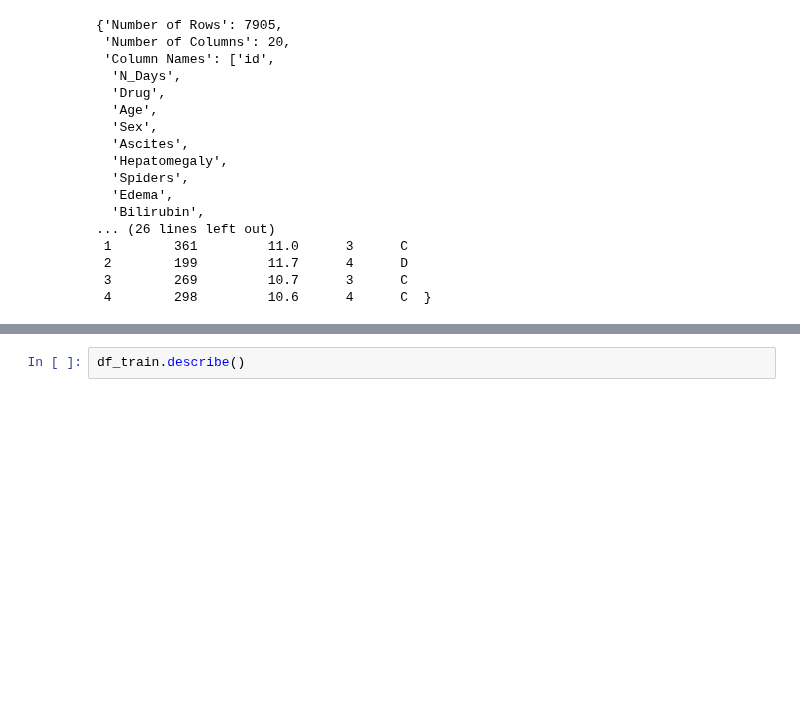
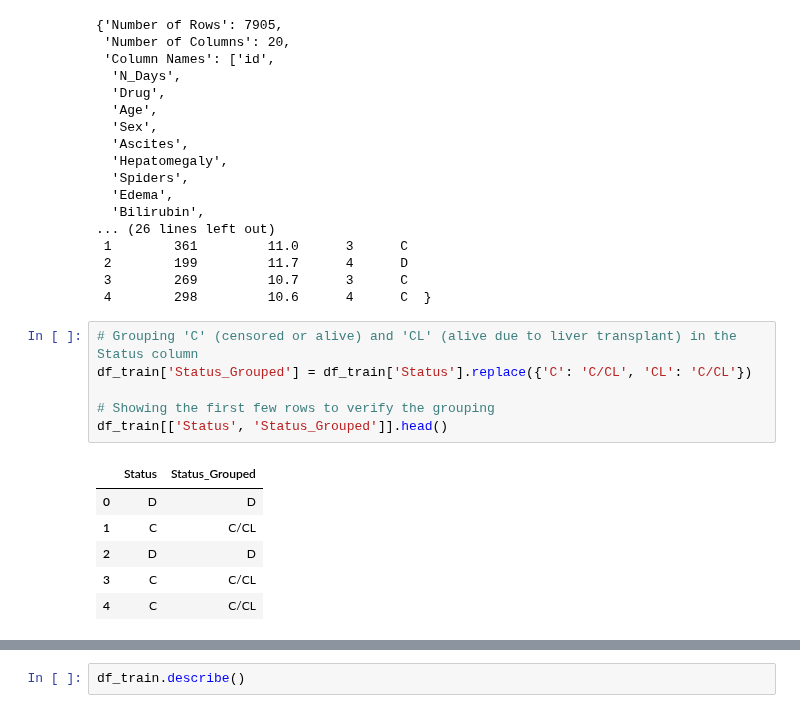
Before and after one commit to accesable/ML_Final, a Jupyter notebook: code/D1.ipynb, the cells around one changed output, grey strips where cells are left out. Drawn from its saved outputs; the diff is of its cells as text; blank space fills up the shorter version.

```diff
--- a/code/D1.ipynb
+++ b/code/D1.ipynb
@@ -35,3 +38,16 @@ data_overview
  2        199         11.7      4      D
  3        269         10.7      3      C
  4        298         10.6      4      C  }
+# %%
+# Grouping 'C' (censored or alive) and 'CL' (alive due to liver transplant) in the Status column
+df_train['Status_Grouped'] = df_train['Status'].replace({'C': 'C/CL', 'CL': 'C/CL'})
+
+# Showing the first few rows to verify the grouping
+df_train[['Status', 'Status_Grouped']].head()
+# %% [output]
+|  | Status | Status_Grouped |
+| 0 | D | D |
+| 1 | C | C/CL |
+| 2 | D | D |
+| 3 | C | C/CL |
+| 4 | C | C/CL |
```
Also changed, not shown: parts of 12 cells of this notebook, 2 other files.
